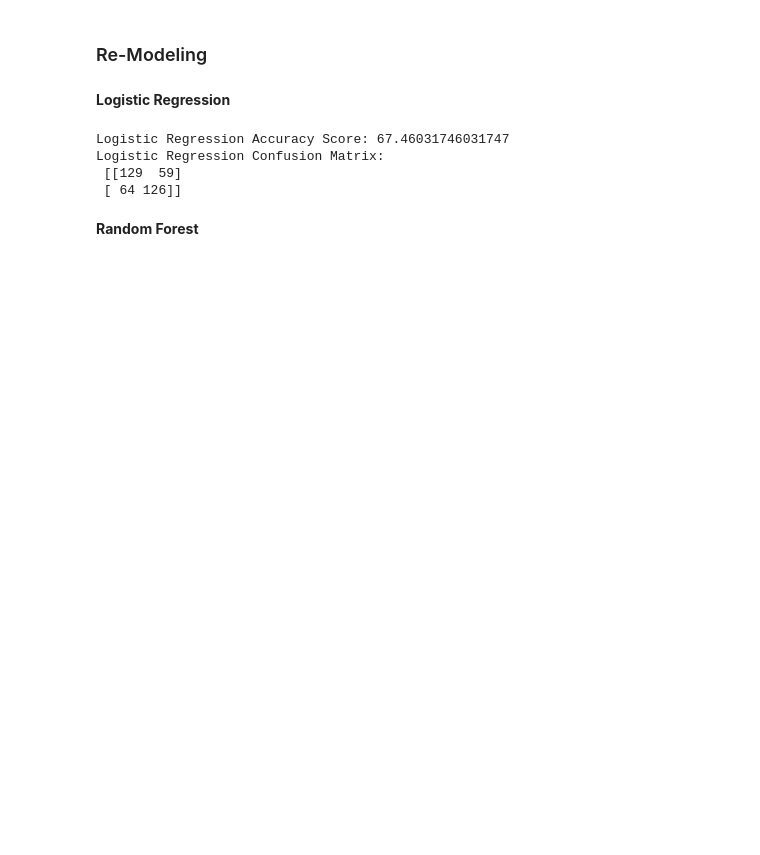
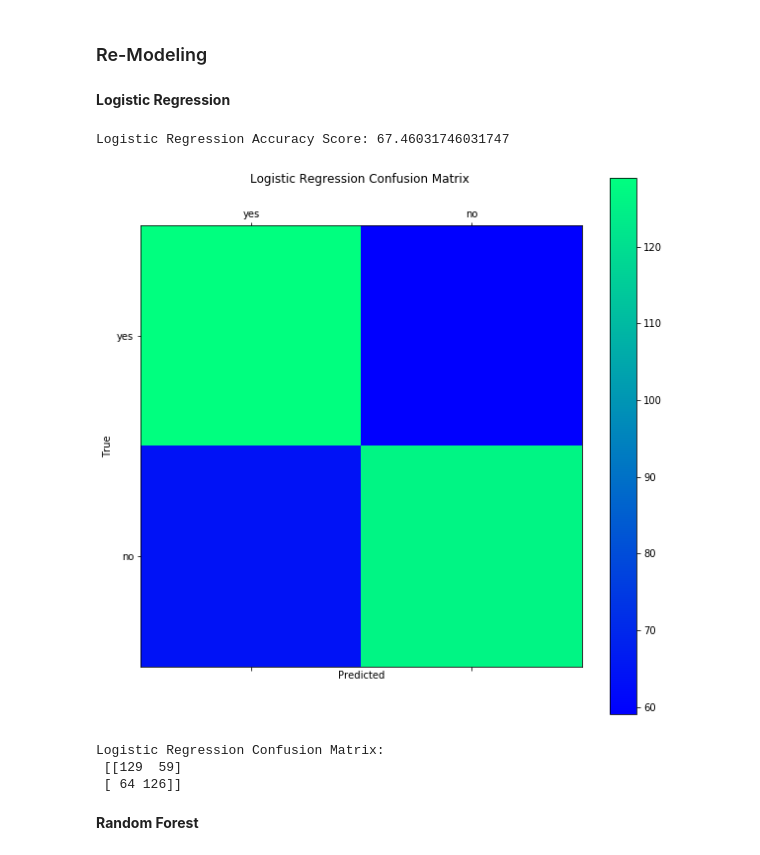
Before and after one commit to GenTaylor/SupervisedLearning, a Jupyter notebook: Supervised Learning Capstone Mental Health in Tech.ipynb, the cells around one changed output. Cells and saved outputs as stored; diff of their text form; code cells hidden in the pictures; blank space fills up the shorter version.

```diff
--- a/Supervised Learning Capstone Mental Health in Tech.ipynb
+++ b/Supervised Learning Capstone Mental Health in Tech.ipynb
@@ -151,12 +151,12 @@ Null values:  0
 <b>Age values are obviously off, and the outliers need to be fixed before any machine learning or analysis can be done.
 # %%
 #fix outlier issues for ages
-def newage(age):
+def fixedage(age):
     if age>=1 and age<=99:
         return age
     else:
         return np.nan
-df['age'] = df['age'].apply(newage)
+df['age'] = df['age'].apply(fixedage)
 
 
 #check age values again
@@ -925,21 +954,34 @@ Gradient Boost
 # %%
 #Logistic Regression
 
 
 bestlr = LogisticRegression(C= 1, penalty= 'l1')
 bestlr.fit(X_train, y_train)
 bestlr_predict = bestlr.predict(X_test)
 #print confusion matrix and accuracy score
 bestlr_conf_matrix = confusion_matrix(y_test, bestlr_predict)
 bestlr_acc_score = accuracy_score(y_test, bestlr_predict)
 
 print("Logistic Regression Accuracy Score:",bestlr_acc_score*100)
+
+labels = ['yes', 'no']
+fig = plt.figure(figsize=(10,10))
+ax = fig.add_subplot(111)
+rfccmax = ax.matshow(bestlr_conf_matrix, cmap='winter')
+plt.title('Logistic Regression Confusion Matrix \n')
+fig.colorbar(rfccmax)
+ax.set_xticklabels([''] + labels)
+ax.set_yticklabels([''] + labels)
+plt.xlabel('Predicted')
+plt.ylabel('True')
+plt.show()
 print("Logistic Regression Confusion Matrix:\n",bestlr_conf_matrix)
 # %% [output]
 Logistic Regression Accuracy Score: 67.46031746031747
-Logistic Regression Confusion Matrix:
- [[129  59]
- [ 64 126]]
+[figure, added]
+Logistic Regression Confusion Matrix:
+ [[129  59]
+ [ 64 126]]
 # %% [markdown]
 <b>Random Forest
 # %%
```
Also changed, not shown: parts of 25 cells of this notebook.
